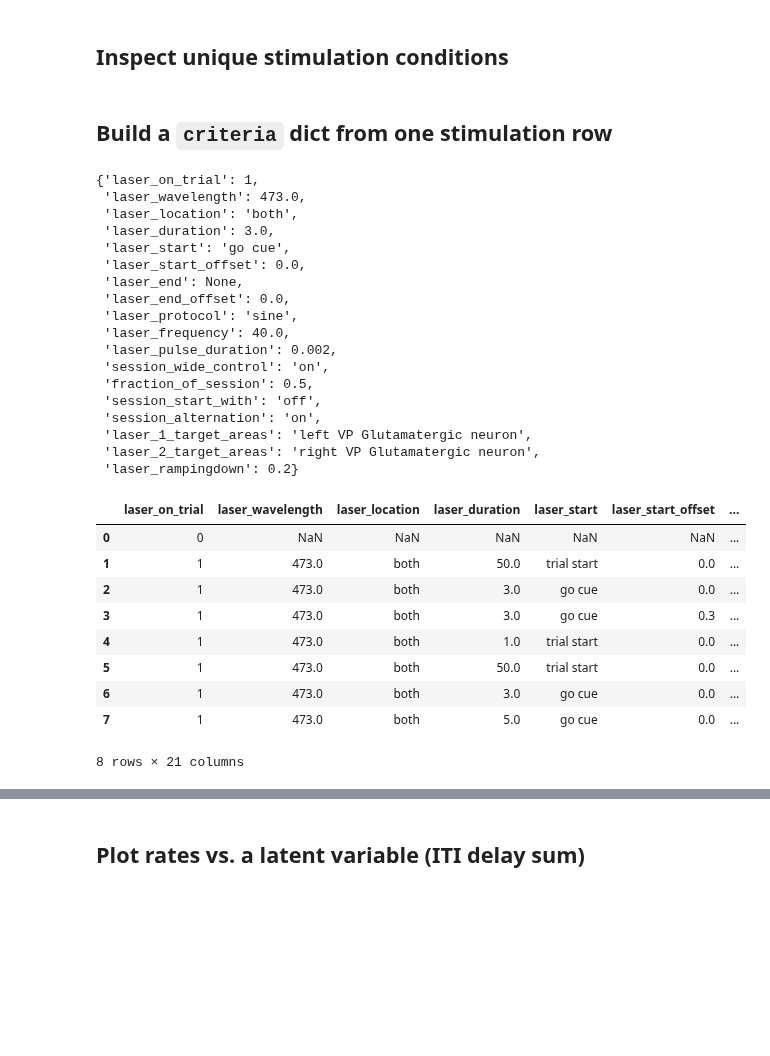
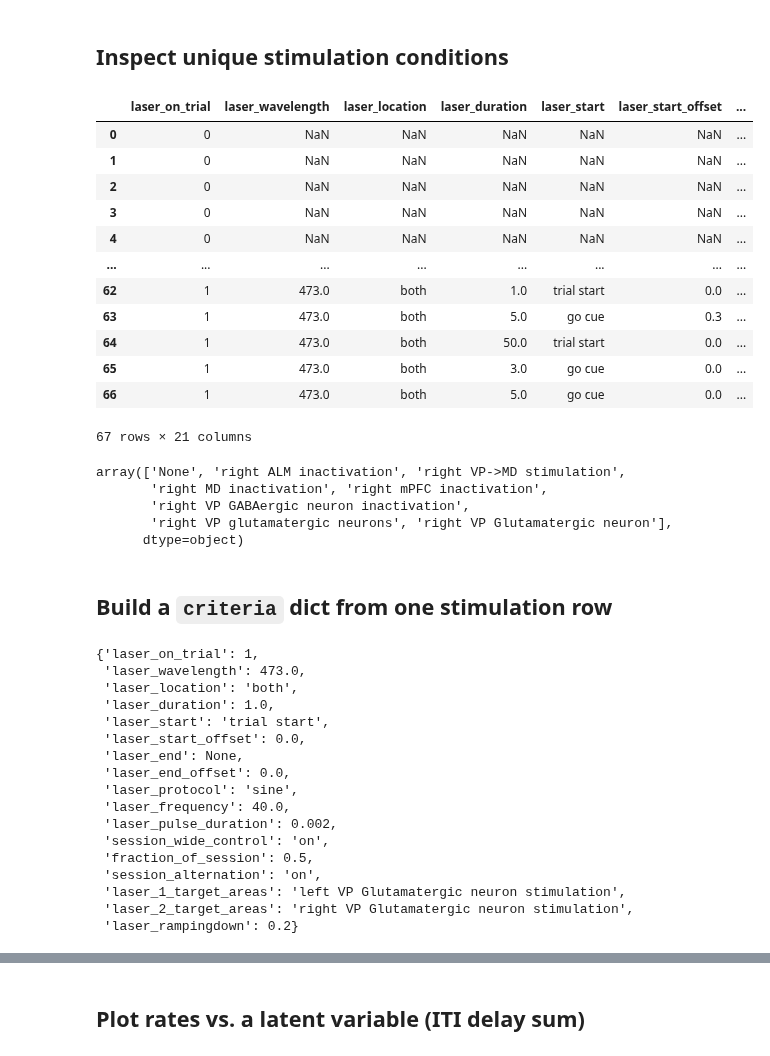
Before and after one commit to AllenNeuralDynamics/aind-dft-ephys-analysis, a Jupyter notebook: notebook/optogenetics_visualization.ipynb, the cells around one changed output, grey strips where cells are left out. Saved outputs shown, nothing was run; the diff lists cells and outputs as text; code cells hidden in the pictures; blank space fills up the shorter version.

```diff
--- a/notebook/optogenetics_visualization.ipynb
+++ b/notebook/optogenetics_visualization.ipynb
@@ -52,29 +59,51 @@ combined_dataframe=create_opto_data_frame_combined(save_path='/root/capsule/scra
 # %%
 find_unique_stimulation(
     combined_dataframe,
     columns=[
         'laser_on_trial', 'laser_wavelength', 'laser_location',
         'laser_duration', 'laser_start', 'laser_start_offset',
         'laser_end', 'laser_end_offset', 'laser_protocol',
         'laser_frequency', 'laser_pulse_duration',
         'session_wide_control', 'fraction_of_session', 'session_start_with',
         'session_alternation',
         'laser_1_target_areas', 'laser_2_target_areas', 'laser_rampingdown',
     ],
     include_id_lists=False,
     #include={"laser_1_target_areas":["left VP GABAergic neuron inactivation"],"laser_2_target_areas":["right VP GABAergic neuron inactivation"]}
 
     #include={"laser_1_target_areas":["left VP GABAergic neuron inactivation"],"laser_2_target_areas":["right VP GABAergic neuron inactivation"]}
 
-    include={"laser_1_target_areas":["left VP Glutamatergic neuron"],"laser_2_target_areas":["right VP Glutamatergic neuron"]}
+    #include={"laser_1_target_areas":["left VP Glutamatergic neuron"],"laser_2_target_areas":["right VP Glutamatergic neuron"]}
 
 
 
 )
+# %% [output]
+|  | laser_on_trial | laser_wavelength | laser_location | laser_duration | laser_start | laser_start_offset | ... |
+| 0 | 0 | NaN | NaN | NaN | NaN | NaN | ... |
+| 1 | 0 | NaN | NaN | NaN | NaN | NaN | ... |
+| 2 | 0 | NaN | NaN | NaN | NaN | NaN | ... |
+| 3 | 0 | NaN | NaN | NaN | NaN | NaN | ... |
+| 4 | 0 | NaN | NaN | NaN | NaN | NaN | ... |
+| ... | ... | ... | ... | ... | ... | ... | ... |
+| 62 | 1 | 473.0 | both | 1.0 | trial start | 0.0 | ... |
+| 63 | 1 | 473.0 | both | 5.0 | go cue | 0.3 | ... |
+| 64 | 1 | 473.0 | both | 50.0 | trial start | 0.0 | ... |
+| 65 | 1 | 473.0 | both | 3.0 | go cue | 0.0 | ... |
+| 66 | 1 | 473.0 | both | 5.0 | go cue | 0.0 | ... |
+67 rows × 21 columns
 # %%
 conds = {"laser_start": "Go cue", "laser_end": "Trial start"}
 unique_vals = find_unique_values_by_conditions(combined_dataframe, conds, output_column="session")
 print(unique_vals)
+# %%
+combined_dataframe['laser_2_target_areas'].unique()
+# %% [output]
+array(['None', 'right ALM inactivation', 'right VP->MD stimulation',
+       'right MD inactivation', 'right mPFC inactivation',
+       'right VP GABAergic neuron inactivation',
+       'right VP glutamatergic neurons', 'right VP Glutamatergic neuron'],
+      dtype=object)
 # %% [markdown]
 ## Build a `criteria` dict from one stimulation row
 # %%
@@ -94,10 +123,31 @@ conditions = find_unique_stimulation(
     ],
     include_id_lists=False,
     include={
-        "laser_1_target_areas": ["left VP Glutamatergic neuron"],
-        "laser_2_target_areas": ["right VP Glutamatergic neuron"],
+        "laser_1_target_areas": ["left VP Glutamatergic neuron stimulation"],
+        "laser_2_target_areas": ["right VP Glutamatergic neuron stimulation"],
     },
 )
+
+conditions = find_unique_stimulation(
+    combined_dataframe,
+    columns=[
+        'laser_on_trial', 'laser_wavelength', 'laser_location',
+        'laser_duration', 'laser_start', 'laser_start_offset',
+        'laser_end', 'laser_end_offset', 'laser_protocol',
+        'laser_frequency', 'laser_pulse_duration',
+        'session_wide_control', 'fraction_of_session',
+        'session_alternation',
+        'laser_1_target_areas', 'laser_2_target_areas', 'laser_rampingdown',
+    ],
+    include_id_lists=False,
+    include={
+        "laser_1_target_areas": ["left VP Glutamatergic neuron stimulation"],
+        "laser_2_target_areas": ["right VP Glutamatergic neuron stimulation"],
+    },
+)
+
+
+
 
 
 '''
@@ -203,7 +253,7 @@ conditions = conditions.sort_values(
     ascending=[True, False, False, False],
 )
 
-row = conditions.loc[4]
+row = conditions.loc[1]
 criteria = (
     row.drop(labels=['n_trials', 'n_session', 'n_mice'], errors='ignore')
        .where(pd.notna(row), None)
@@ -214,8 +264,8 @@ criteria
 {'laser_on_trial': 1,
  'laser_wavelength': 473.0,
  'laser_location': 'both',
- 'laser_duration': 3.0,
- 'laser_start': 'go cue',
+ 'laser_duration': 1.0,
+ 'laser_start': 'trial start',
  'laser_start_offset': 0.0,
  'laser_end': None,
  'laser_end_offset': 0.0,
@@ -224,21 +274,7 @@ criteria
  'laser_pulse_duration': 0.002,
  'session_wide_control': 'on',
  'fraction_of_session': 0.5,
- 'session_start_with': 'off',
  'session_alternation': 'on',
- 'laser_1_target_areas': 'left VP Glutamatergic neuron',
- 'laser_2_target_areas': 'right VP Glutamatergic neuron',
+ 'laser_1_target_areas': 'left VP Glutamatergic neuron stimulation',
+ 'laser_2_target_areas': 'right VP Glutamatergic neuron stimulation',
  'laser_rampingdown': 0.2}
-# %%
-conditions
-# %% [output]
-|  | laser_on_trial | laser_wavelength | laser_location | laser_duration | laser_start | laser_start_offset | ... |
-| 0 | 0 | NaN | NaN | NaN | NaN | NaN | ... |
-| 1 | 1 | 473.0 | both | 50.0 | trial start | 0.0 | ... |
-| 2 | 1 | 473.0 | both | 3.0 | go cue | 0.0 | ... |
-| 3 | 1 | 473.0 | both | 3.0 | go cue | 0.3 | ... |
-| 4 | 1 | 473.0 | both | 1.0 | trial start | 0.0 | ... |
-| 5 | 1 | 473.0 | both | 50.0 | trial start | 0.0 | ... |
-| 6 | 1 | 473.0 | both | 3.0 | go cue | 0.0 | ... |
-| 7 | 1 | 473.0 | both | 5.0 | go cue | 0.0 | ... |
-8 rows × 21 columns
```
Also changed, not shown: parts of 7 cells of this notebook, 2 other files.
